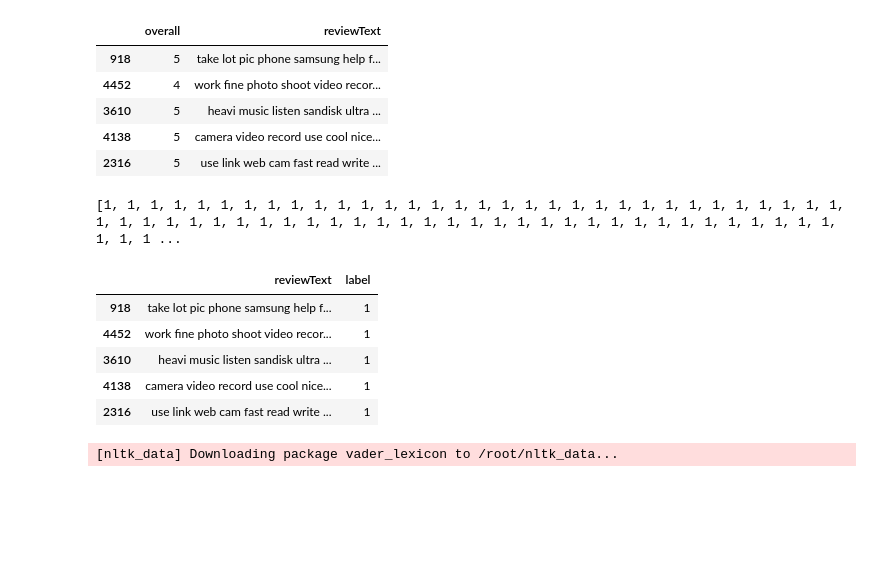
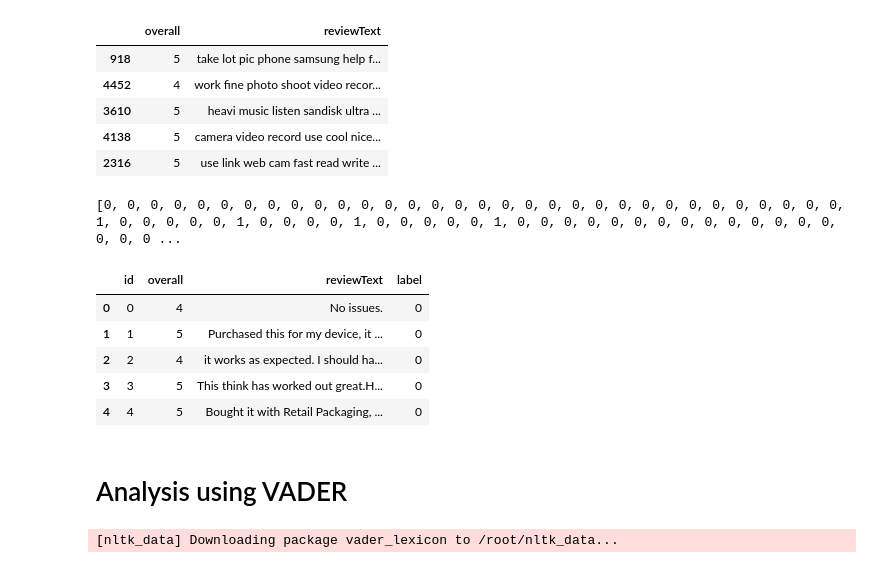
Before and after one commit to wama-nigam/SentimentAnalysis, a Jupyter notebook: Sentiment_analysis.ipynb, the cells around one changed output. Cells and saved outputs as stored; diff of their text form; code cells hidden in the pictures; blank space fills up the shorter version.

```diff
--- a/Sentiment_analysis.ipynb
+++ b/Sentiment_analysis.ipynb
@@ -18,6 +18,8 @@ dataset.head()
 | 2 | 2 | 1K3 | 4 | it works as expected. I should ha... | 23-12-2012 | 715 | 0 | 0 | ... |
 | 3 | 3 | 1m2 | 5 | This think has worked out great.H... | 21-11-2013 | 382 | 0 | 0 | ... |
 | 4 | 4 | 2&amp;1/2Men | 5 | Bought it with Retail Packaging, ... | 13-07-2013 | 513 | 0 | 0 | ... |
+# %%
+dataset['id'] = dataset.iloc[:,0]
 # %%
 dataset.shape
 # %% [output]
@@ -57,7 +59,7 @@ score_average_rating    0
 wilson_lower_bound      0
 dtype: int64
 # %%
-dataset = dataset[['overall','reviewText']]
+dataset = dataset[['id','overall','reviewText']]
 # %%
 dataset.head()
 # %% [output]
@@ -70,23 +71,0 @@ dataset.head()
-# %%
-def review(text):
-    pos,neg,neu=0,0,0
-    for i in text:
-      if i>3:
-        pos+=1
-      elif i==3:
-        neu+=1
-      else:
-        neg+=1
-    print(pos,neg,neu)
-
-
-
-
-p_rev = dataset[dataset['overall']>3]
-n_rev = dataset[dataset['overall']<3]
-
-p_rev = p_rev.sample(n=len(n_rev),random_state=3)
-
-dataset = pd.concat([p_rev,n_rev],axis=0)
-
-review(dataset['overall'].values)
@@ -130,23 +107,25 @@ dataset.head()
 label=[]
 for i in dataset['overall'].values:
   if i>=3:
+    label.append(0)
+  else:
     label.append(1)
-  else:
-    label.append(0)
 print(label)
 # %% [output]
-[1, 1, 1, 1, 1, 1, 1, 1, 1, 1, 1, 1, 1, 1, 1, 1, 1, 1, 1, 1, 1, 1, 1, 1, 1, 1, 1, 1, 1, 1, 1, 1, 1, 1, 1, 1, 1, 1, 1, 1, 1, 1, 1, 1, 1, 1, 1, 1, 1, 1, 1, 1, 1, 1, 1, 1, 1, 1, 1, 1, 1, 1, 1, 1, 1, 1, 1 ...
+[0, 0, 0, 0, 0, 0, 0, 0, 0, 0, 0, 0, 0, 0, 0, 0, 0, 0, 0, 0, 0, 0, 0, 0, 0, 0, 0, 0, 0, 0, 0, 0, 1, 0, 0, 0, 0, 0, 1, 0, 0, 0, 0, 1, 0, 0, 0, 0, 0, 1, 0, 0, 0, 0, 0, 0, 0, 0, 0, 0, 0, 0, 0, 0, 0, 0, 0 ...
 # %%
 dataset['label'] =label
-dataset = dataset.drop(['overall'],axis=1)
+# dataset = dataset.drop(['overall'],axis=1)
 dataset.head()
 # %% [output]
-|  | reviewText | label |
-| 918 | take lot pic phone samsung help f... | 1 |
-| 4452 | work fine photo shoot video recor... | 1 |
-| 3610 | heavi music listen sandisk ultra ... | 1 |
-| 4138 | camera video record use cool nice... | 1 |
-| 2316 | use link web cam fast read write ... | 1 |
+|  | id | overall | reviewText | label |
+| 0 | 0 | 4 | No issues. | 0 |
+| 1 | 1 | 5 | Purchased this for my device, it ... | 0 |
+| 2 | 2 | 4 | it works as expected. I should ha... | 0 |
+| 3 | 3 | 5 | This think has worked out great.H... | 0 |
+| 4 | 4 | 5 | Bought it with Retail Packaging, ... | 0 |
+# %% [markdown]
+# Analysis using VADER
 # %%
 from nltk.sentiment.vader import SentimentIntensityAnalyzer
 nltk.download('vader_lexicon')
```
Also changed, not shown: parts of 31 cells of this notebook.
